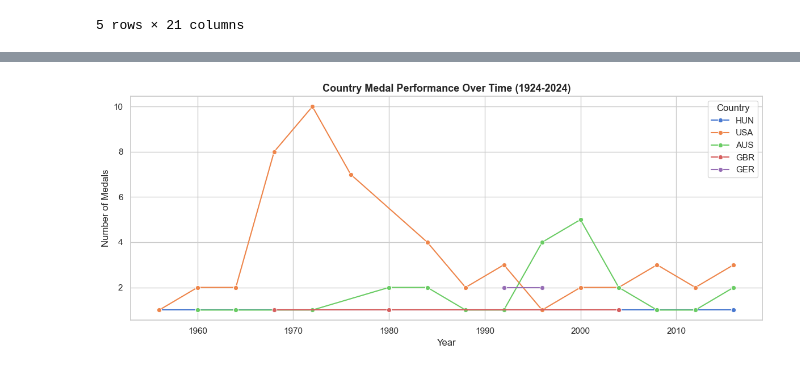
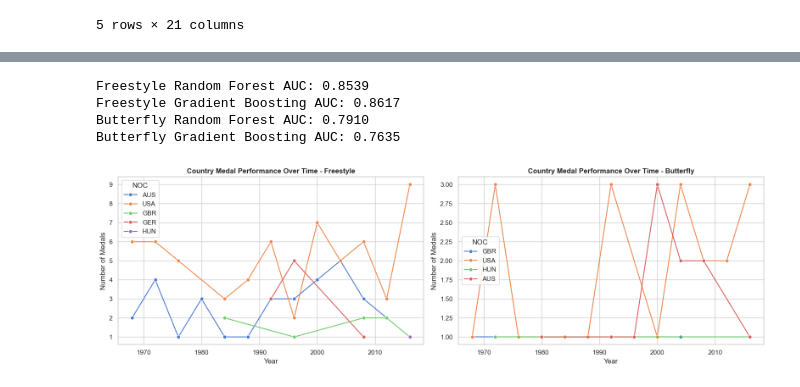
Before and after one commit to melinaay/Olympic_Prediction, a Jupyter notebook: 1.ipynb, the cells around one changed output, grey strips where cells are left out. Saved outputs shown, nothing was run; the diff lists cells and outputs as text; code cells hidden in the pictures.

```diff
--- a/1.ipynb
+++ b/1.ipynb
@@ -53,7 +46,7 @@ Swimming only rows: 23195
 # %%
 swimming_df = merged_df[
     (merged_df['Sport'] == 'Swimming') &
-    (merged_df['Year_x'] >= 1924)
+    (merged_df['Year_x'] >= 1968)
 ].copy()
 print('Swimming dataset shape:', swimming_df.shape)
 swimming_df['Medal'] = swimming_df['Medal'].fillna('None')
@@ -191,6 +85,0 @@ swimming_selected_df.head()
-# %%
-le = LabelEncoder()
-swimming_selected_df['NOC_enc'] = le.fit_transform(swimming_selected_df['NOC'])
-swimming_selected_df['Sex_enc'] = le.fit_transform(swimming_selected_df['Sex'])
-swimming_selected_df['Event_enc'] = le.fit_transform(swimming_selected_df['Event'])
-swimming_selected_df.head()
@@ -301,0 +118,6 @@ AUC Score: 0.8069
+# %%
+freestyle_df = swimming_df[swimming_df['Event'].isin(freestyle_events)].copy()
+butterfly_df = swimming_df[swimming_df['Event'].isin(butterfly_events)].copy()
+
+print('Freestyle rows:', freestyle_df.shape[0])
+print('Butterfly rows:', butterfly_df.shape[0])
@@ -301,0 +127,3 @@ AUC Score: 0.8069
+# %%
+country_strength = medals_country_df.groupby('NOC')['Total'].sum().reset_index()
+country_strength.columns = ['NOC', 'Country_Strength']
@@ -302,21 +237,41 @@ AUC Score: 0.8069
+# %%
+# ── Print AUC scores clearly ─────────────────────────────────────
+for name, m in freestyle_models.items():
+    y_proba = m.predict_proba(freestyle_X_test)[:, 1]
+    auc = roc_auc_score(freestyle_y_test, y_proba)
+    print(f'Freestyle {name} AUC: {auc:.4f}')
+
+for name, m in butterfly_models.items():
+    y_proba = m.predict_proba(butterfly_X_test)[:, 1]
+    auc = roc_auc_score(butterfly_y_test, y_proba)
+    print(f'Butterfly {name} AUC: {auc:.4f}')
+# %% [output]
+Freestyle Random Forest AUC: 0.8539
+Freestyle Gradient Boosting AUC: 0.8617
+Butterfly Random Forest AUC: 0.7910
+Butterfly Gradient Boosting AUC: 0.7635
 # %%
-#country medal performance over time
 top_countries = ['USA', 'AUS', 'GBR', 'GER', 'HUN']
 
-country_time = swimming_selected_df[
-    (swimming_selected_df['NOC'].isin(top_countries)) &
-    (swimming_selected_df['Medal_Won'] == 1)
-].groupby(['Year_x', 'NOC']).size().reset_index(name='Medal_Count')
+fig, axes = plt.subplots(1, 2, figsize=(16, 5))
 
-plt.figure(figsize=(12, 5))
-sns.lineplot(data=country_time, x='Year_x', y='Medal_Count',
-             hue='NOC', marker='o')
-plt.title('Country Medal Performance Over Time (1924-2024)',
-          fontsize=13, fontweight='bold')
-plt.xlabel('Year')
-plt.ylabel('Number of Medals')
-plt.legend(title='Country')
+for ax, (df, title) in zip(axes, [
+    (freestyle_df, 'Freestyle'),
+    (butterfly_df, 'Butterfly')
+]):
+    country_time = df[
+        (df['NOC'].isin(top_countries)) &
+        (df['Medal_Won'] == 1)
+    ].groupby(['Year_x', 'NOC']).size().reset_index(name='Medal_Count')
+
+    sns.lineplot(data=country_time, x='Year_x', y='Medal_Count',
+                 hue='NOC', marker='o', ax=ax)
+    ax.set_title(f'Country Medal Performance Over Time - {title}',
+                 fontsize=12, fontweight='bold')
+    ax.set_xlabel('Year')
+    ax.set_ylabel('Number of Medals')
+
 plt.tight_layout()
 plt.show()
 # %% [output]
-[figure, old version]
+[figure, new version]
```
Also changed, not shown: parts of 27 cells of this notebook.
